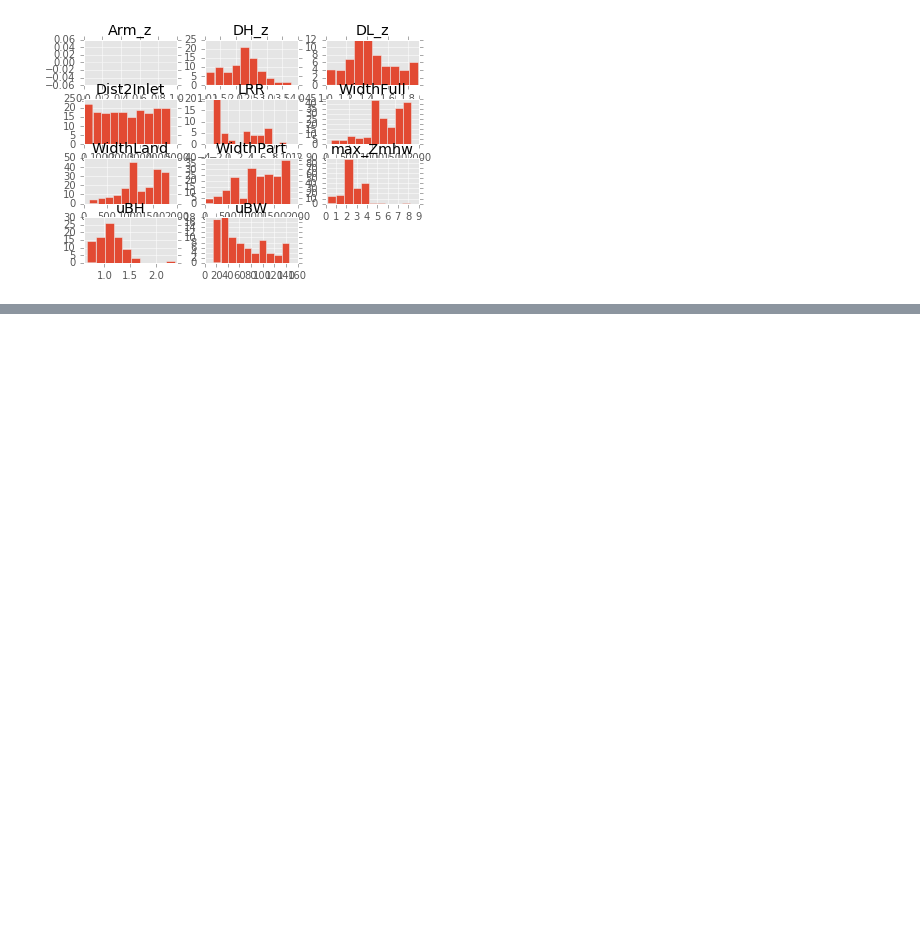
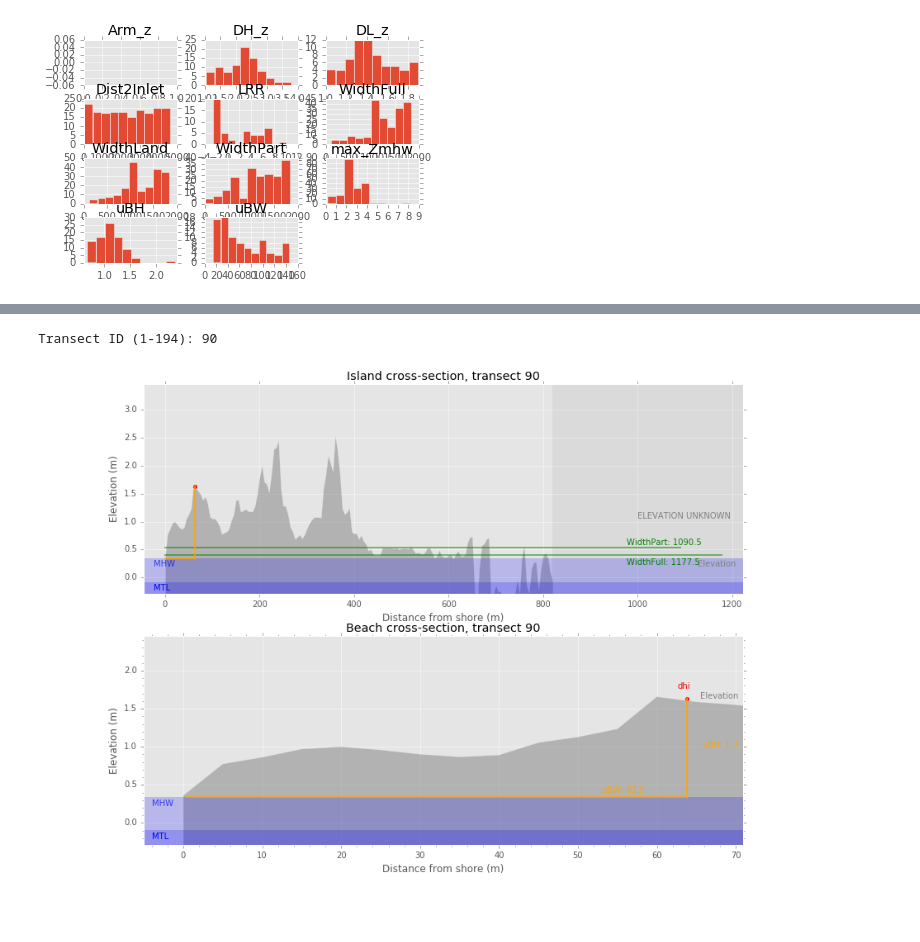
Before and after one commit to esturdivant-usgs/BI-geomorph-extraction, a Jupyter notebook: CoastalVarExtractor/qc_plotting.ipynb, the cells around one changed output, grey strips where cells are left out. Saved outputs shown, nothing was run; the diff lists cells and outputs as text; code cells hidden in the pictures; blank space fills up the shorter version.

```diff
--- a/CoastalVarExtractor/qc_plotting.ipynb
+++ b/CoastalVarExtractor/qc_plotting.ipynb
@@ -299,0 +262,17 @@ plt.close('all')
+# %%
+# 140 is a good one.
+trans_in = int(input('Transect ID ({:d}-{:d}): '.format(int(pts_df[tID_fld].head(1)), int(pts_df[tID_fld].tail(1)))))
+pts_set = pts_df[pts_df[tID_fld] == trans_in]
+# pts_set.WidthLand.loc[150] / len(pts_set)
+# plot
+fig = plt.figure(figsize=(13,10)) # Set the size of your figure, customize for more subplots
+ax = fig.add_subplot(211)
+plot_island_profile(ax, pts_set, MHW, MTL)
+ax = fig.add_subplot(212)
+plot_beach_profile(ax, pts_set, MHW, MTL, maxDH)
+# display
+plt.show()
+plt.close('all')
+# %% [output]
+Transect ID (1-194): 90
+[figure, added]
```
Also changed, not shown: parts of 13 cells of this notebook, 3 other files.
